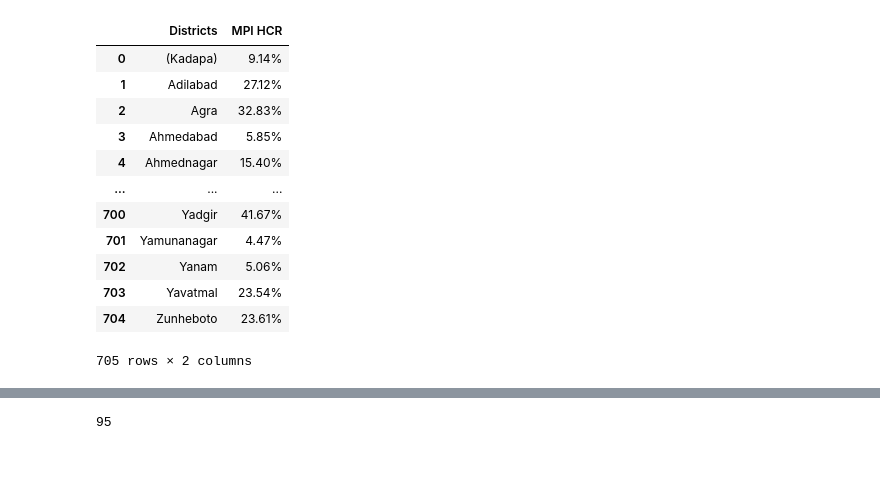
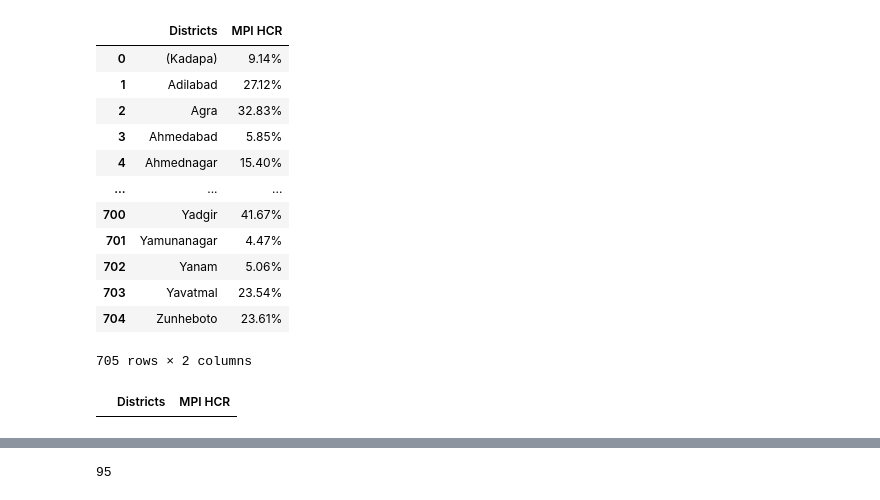
Before and after one commit to tam0w/poverty_data, a Jupyter notebook: eda.ipynb, the cells around one changed output, grey strips where cells are left out. Saved outputs shown, nothing was run; the diff lists cells and outputs as text; code cells hidden in the pictures; blank space fills up the shorter version.

```diff
--- a/eda.ipynb
+++ b/eda.ipynb
@@ -539,4 +537,8 @@ poverty_df.sort_values(by='Districts').reset_index(drop=True)
 | 703 | Yavatmal | 23.54% |
 | 704 | Zunheboto | 23.61% |
 705 rows × 2 columns
+# %%
+poverty_df.loc[poverty_df['Districts'] == '']
+# %% [output]
+|  | Districts | MPI HCR |
 # %%
```
Also changed, not shown: parts of 14 cells of this notebook, 1 other file.
